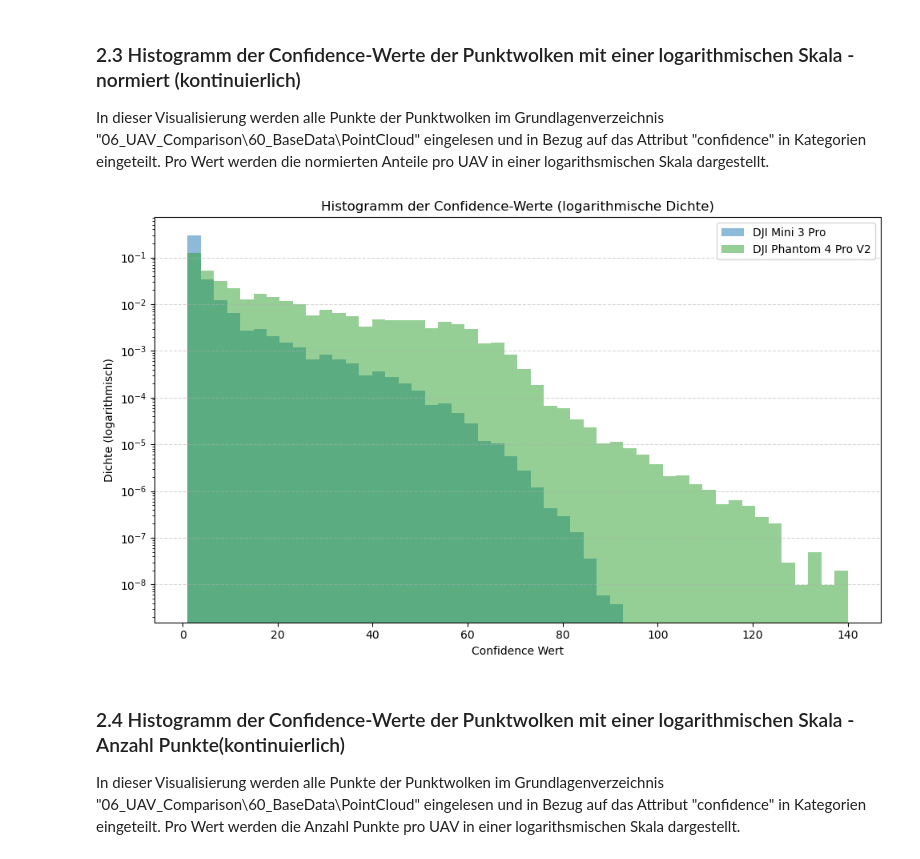
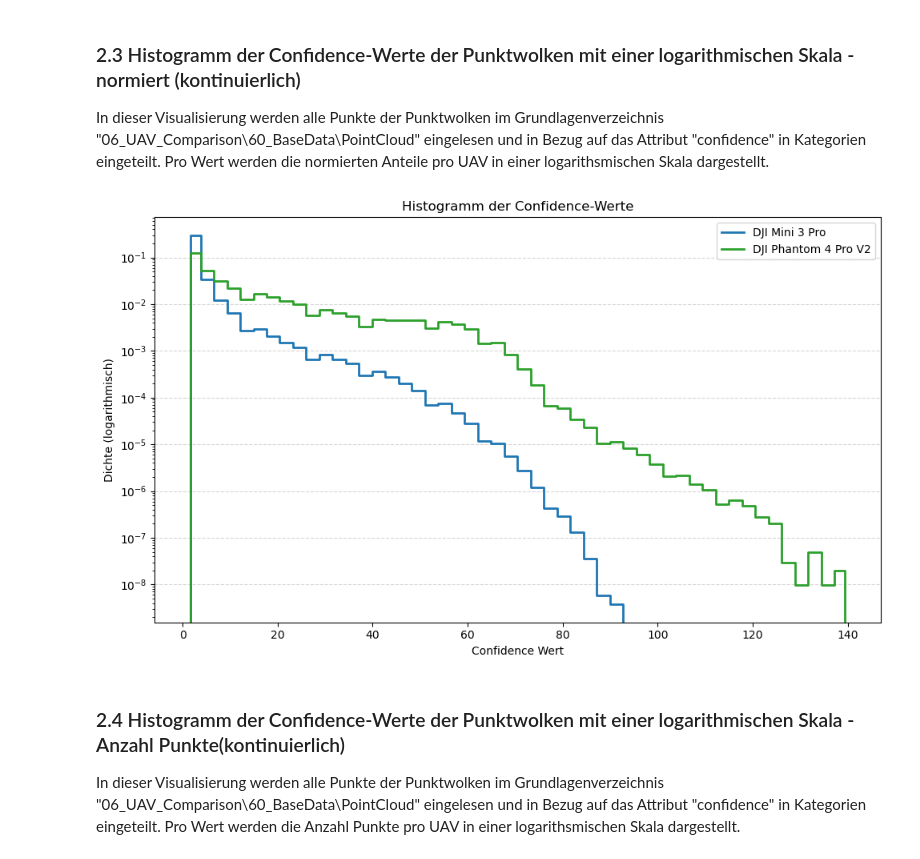
Before and after one commit to naamp/BTh11_Trieblaengenwachstum, a Jupyter notebook: 06_UAV_Comparison/06_B_UAV_Comparison_PointCloud_Confidence.ipynb, the cells around one changed output. Saved outputs shown, nothing was run; the diff lists cells and outputs as text; code cells hidden in the pictures.

```diff
--- a/06_UAV_Comparison/06_B_UAV_Comparison_PointCloud_Confidence.ipynb
+++ b/06_UAV_Comparison/06_B_UAV_Comparison_PointCloud_Confidence.ipynb
@@ -170,6 +170,11 @@ DJI Phantom 4 Pro V2 Confidence - Min: 1 Max: 140
 ### 2.3 Histogramm der Confidence-Werte der Punktwolken mit einer logarithmischen Skala - normiert (kontinuierlich)
 In dieser Visualisierung werden alle Punkte der Punktwolken im Grundlagenverzeichnis "06_UAV_Comparison\60_BaseData\PointCloud" eingelesen und in Bezug auf das Attribut "confidence" in Kategorien eingeteilt. Pro Wert werden die normierten Anteile pro UAV in einer logarithsmischen Skala dargestellt.
 # %%
+import os
+import numpy as np
+import matplotlib.pyplot as plt
+import laspy
+
 # Pfade zu den beiden Punktwolken (LAS-Dateien)
 djiphantom4prov2 = "D:\\BTh11_Asuwertung_PC\\fhnw_code\\BTh11_Trieblaengenwachstum\\06_UAV_Comparison\\60_BaseData\\PointCloud\\20250324_DJIPhantom4ProV2_Kirsche_clipped.las"
 djimini3pro = "D:\\BTh11_Asuwertung_PC\\fhnw_code\\BTh11_Trieblaengenwachstum\\06_UAV_Comparison\\60_BaseData\\PointCloud\\20250326_DJIMini3Pro_Kirsche_clipped.las"
@@ -183,38 +188,51 @@ if not os.path.exists(djiphantom4prov2):
 # Funktion, um die Confidence-Werte aus einer LAS-Datei zu extrahieren
 def get_confidence_values(file_path):
     las = laspy.read(file_path)
     if "confidence" not in las.point_format.dimension_names:
         raise ValueError(f"Feld 'confidence' fehlt in Datei: {file_path}")
     return las['confidence']
 
 # Confidence-Werte für beide Punktwolken extrahieren
 djimini3pro_confidence = get_confidence_values(djimini3pro)
 djiphantom4prov2_confidence = get_confidence_values(djiphantom4prov2)
 
 # Optional: Bestimme den gemeinsamen Wertebereich für ein einheitliches Binning
 min_conf = min(np.min(djimini3pro_confidence), np.min(djiphantom4prov2_confidence))
 max_conf = max(np.max(djimini3pro_confidence), np.max(djiphantom4prov2_confidence))
 bins = np.linspace(min_conf, max_conf, 51)  # 50 Bins
 
-# Plot vorbereiten: Histogramm der originalen Confidence-Werte mit logarithmischer y-Achse
+# Berechne Histogramme (mit density=True, um normierte Dichten zu erhalten)
+hist_phantom, edges = np.histogram(djiphantom4prov2_confidence, bins=bins, density=True)
+hist_mini, _ = np.histogram(djimini3pro_confidence, bins=bins, density=True)
+
+# Berechne die Bin-Zentren
+bin_centers = (edges[:-1] + edges[1:]) / 2
+
+# Erweiterte Arrays erstellen, sodass die Linie bis zum Nullpunkt geht:
+# Füge links den linken Rand (edges[0]) mit y=0 und rechts den rechten Rand (edges[-1]) mit y=0 hinzu.
+x_extended = np.concatenate(([edges[0]], bin_centers, [edges[-1]]))
+y_extended_phantom = np.concatenate(([0], hist_phantom, [0]))
+y_extended_mini = np.concatenate(([0], hist_mini, [0]))
+
+# Plot vorbereiten: Linien-Histogramm
 fig, ax = plt.subplots(figsize=(10, 6))
 
-ax.hist(djimini3pro_confidence, bins=bins, density=True, alpha=0.5, label="DJI Mini 3 Pro", color="#1f77b4")
-ax.hist(djiphantom4prov2_confidence, bins=bins, density=True, alpha=0.5, label="DJI Phantom 4 Pro V2", color="#2ca02c")
+ax.step(x_extended, y_extended_mini, label="DJI Mini 3 Pro", color="#1f77b4", linewidth=2, where="mid")
+ax.step(x_extended, y_extended_phantom, label="DJI Phantom 4 Pro V2", color="#2ca02c", linewidth=2, where="mid")
 
 ax.set_xlabel("Confidence Wert")
 ax.set_ylabel("Dichte (logarithmisch)")
-ax.set_title("Histogramm der Confidence-Werte (logarithmische Dichte)")
+ax.set_title("Histogramm der Confidence-Werte")
 ax.legend(loc="upper right")
 ax.grid(axis="y", linestyle="--", alpha=0.5)
 
 # Umstellung auf logarithmische y-Achse
 ax.set_yscale("log")
 
 plt.tight_layout()
 plt.show()
 # %% [output]
-[figure, old version]
+[figure, new version]
 # %% [markdown]
 ### 2.4 Histogramm der Confidence-Werte der Punktwolken mit einer logarithmischen Skala - Anzahl Punkte(kontinuierlich)
 In dieser Visualisierung werden alle Punkte der Punktwolken im Grundlagenverzeichnis "06_UAV_Comparison\60_BaseData\PointCloud" eingelesen und in Bezug auf das Attribut "confidence" in Kategorien eingeteilt. Pro Wert werden die Anzahl Punkte pro UAV in einer logarithsmischen Skala dargestellt.
```
Also changed, not shown: 1 other file.
